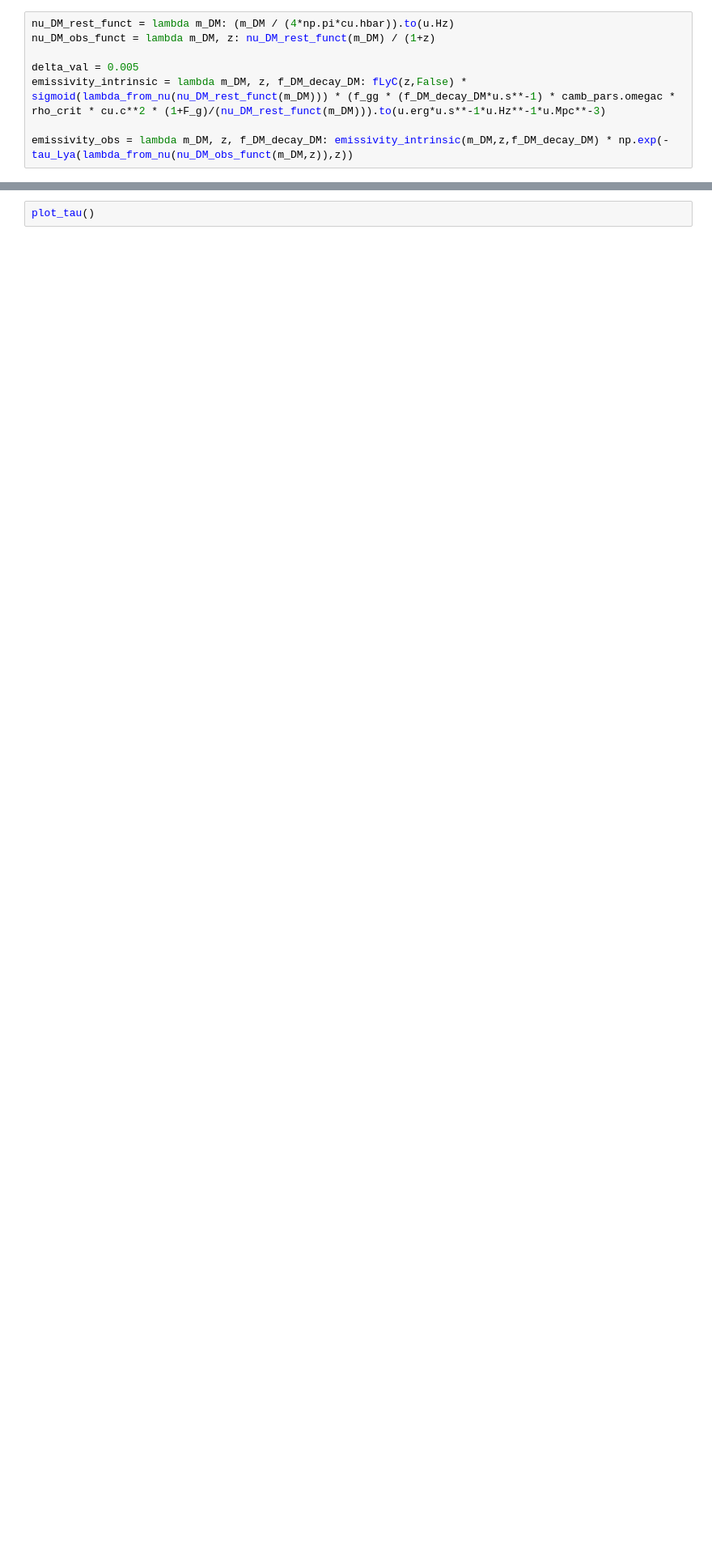
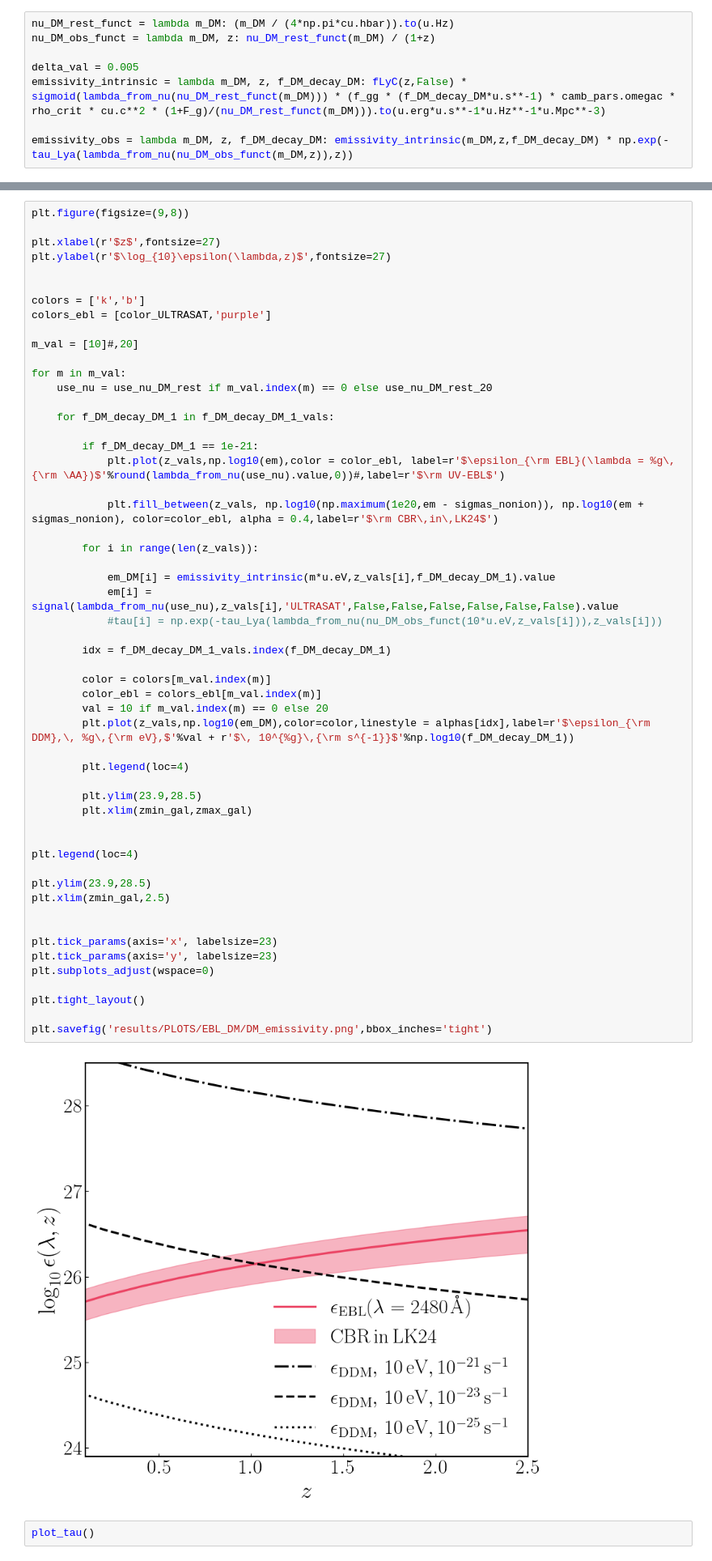
Before and after one commit to slibanore/lim_b7, a Jupyter notebook: EBL_DM.ipynb, the cells around one changed output, grey strips where cells are left out. Shown at 81% size. Cells and saved outputs as stored; diff of their text form; blank space fills up the shorter version.

```diff
--- a/EBL_DM.ipynb
+++ b/EBL_DM.ipynb
@@ -230,3 +237,59 @@ plt.savefig('results/PLOTS/EBL_DM/DM_emissivity.png',bbox_inches='tight')
+# %%
+plt.figure(figsize=(9,8))
+
+plt.xlabel(r'$z$',fontsize=27)
+plt.ylabel(r'$\log_{10}\epsilon(\lambda,z)$',fontsize=27)
+
+
+colors = ['k','b']
+colors_ebl = [color_ULTRASAT,'purple']
+
+m_val = [10]#,20]
+
+for m in m_val:
+    use_nu = use_nu_DM_rest if m_val.index(m) == 0 else use_nu_DM_rest_20
+
+    for f_DM_decay_DM_1 in f_DM_decay_DM_1_vals:
+
+        if f_DM_decay_DM_1 == 1e-21:
+            plt.plot(z_vals,np.log10(em),color = color_ebl, label=r'$\epsilon_{\rm EBL}(\lambda = %g\,{\rm \AA})$'%round(lambda_from_nu(use_nu).value,0))#,label=r'$\rm UV-EBL$')
+
+            plt.fill_between(z_vals, np.log10(np.maximum(1e20,em - sigmas_nonion)), np.log10(em + sigmas_nonion), color=color_ebl, alpha = 0.4,label=r'$\rm CBR\,in\,LK24$')
+
+        for i in range(len(z_vals)):
+
+            em_DM[i] = emissivity_intrinsic(m*u.eV,z_vals[i],f_DM_decay_DM_1).value
+            em[i] = signal(lambda_from_nu(use_nu),z_vals[i],'ULTRASAT',False,False,False,False,False,False).value
+            #tau[i] = np.exp(-tau_Lya(lambda_from_nu(nu_DM_obs_funct(10*u.eV,z_vals[i])),z_vals[i]))
+
+        idx = f_DM_decay_DM_1_vals.index(f_DM_decay_DM_1)
+
+        color = colors[m_val.index(m)]
+        color_ebl = colors_ebl[m_val.index(m)]
+        val = 10 if m_val.index(m) == 0 else 20
+        plt.plot(z_vals,np.log10(em_DM),color=color,linestyle = alphas[idx],label=r'$\epsilon_{\rm DDM},\, %g\,{\rm eV},$'%val + r'$\, 10^{%g}\,{\rm s^{-1}}$'%np.log10(f_DM_decay_DM_1))
+
+        plt.legend(loc=4)
+
+        plt.ylim(23.9,28.5)
+        plt.xlim(zmin_gal,zmax_gal)
+
+
+plt.legend(loc=4)
+
+plt.ylim(23.9,28.5)
+plt.xlim(zmin_gal,2.5)
+
+
+plt.tick_params(axis='x', labelsize=23)
+plt.tick_params(axis='y', labelsize=23)
+plt.subplots_adjust(wspace=0)
+
+plt.tight_layout()
+
+plt.savefig('results/PLOTS/EBL_DM/DM_emissivity.png',bbox_inches='tight')
+# %% [output]
+[figure, added]
 # %%
 plot_tau()
 # %% [output]
```
Also changed, not shown: parts of 3 cells of this notebook, 22 other files.
